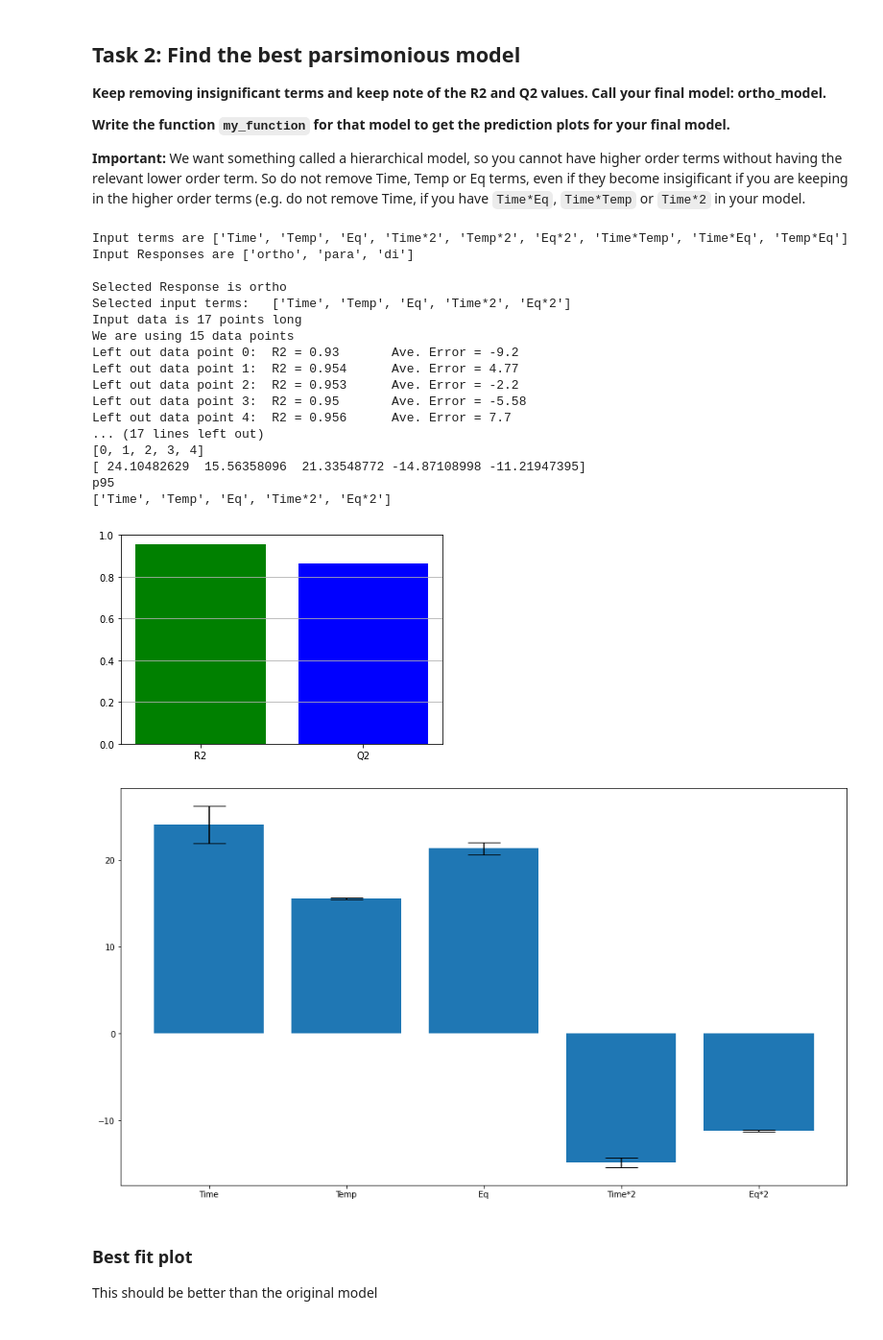
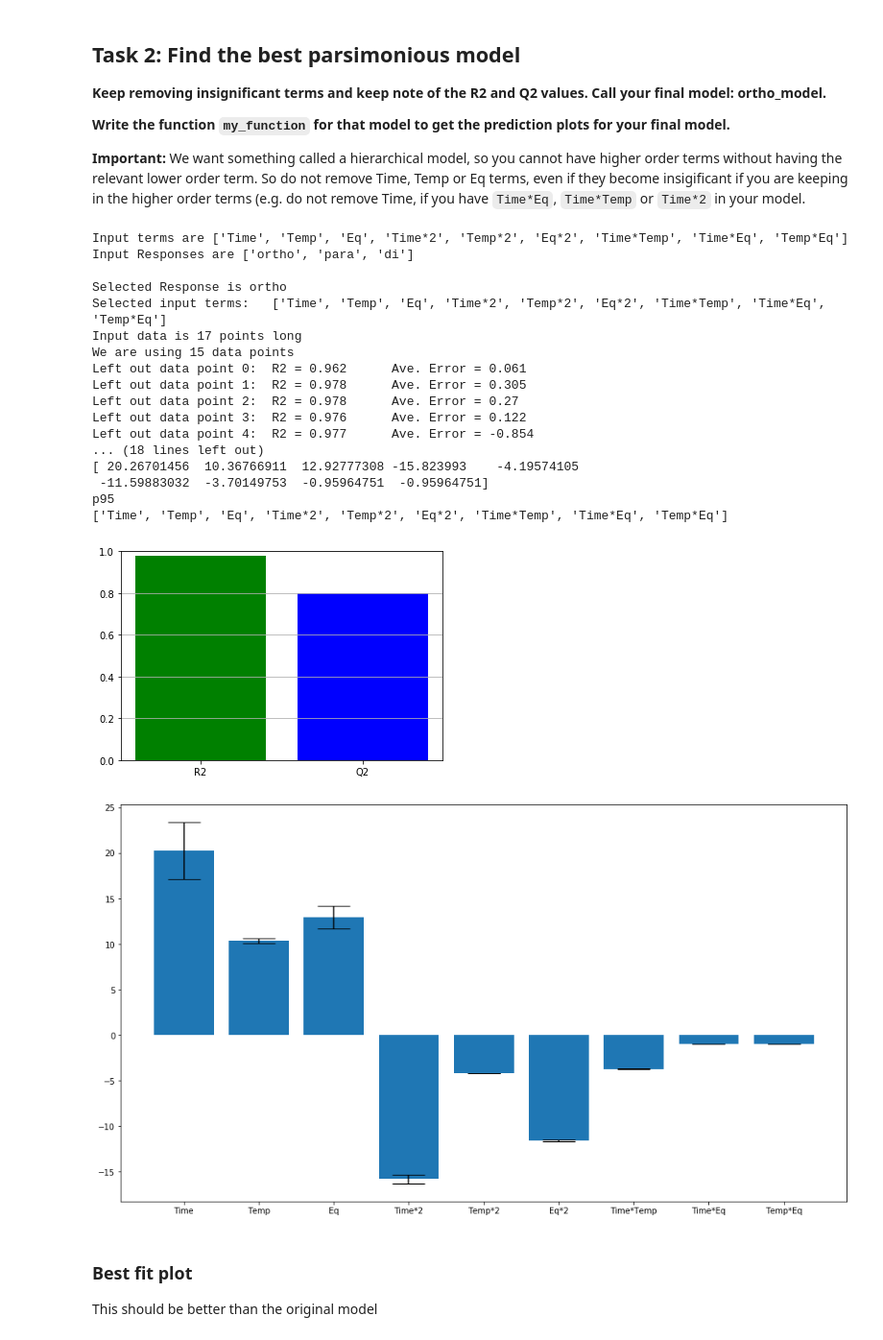
Before and after one commit to ellagale/doenut, a Jupyter notebook: Design of Experiments for Flow Chemistry (full version).ipynb, the cells around one changed output. Shown at 96% size. Drawn from its saved outputs; the diff is of its cells as text; code cells hidden in the pictures.

Commit message:
added in error plots
Added in error plots

```diff
--- a/Design of Experiments for Flow Chemistry (full version).ipynb
+++ b/Design of Experiments for Flow Chemistry (full version).ipynb
@@ -500,31 +500,31 @@ We want something called a hierarchical model, so you cannot have higher order t
 # %%
 ortho_model, R2, temp_tuple = doenut.calulate_R2_and_Q2_for_models(
                         inputs,
                         responses,
-                        input_selector=[0,1,2,3,5],
+                        input_selector=[0,1,2,3,4,5,6,7,8],
                         response_selector=[0],
                         use_scaled_inputs=False,
                         do_scaling_here=False)
 # %% [output]
 Input terms are ['Time', 'Temp', 'Eq', 'Time*2', 'Temp*2', 'Eq*2', 'Time*Temp', 'Time*Eq', 'Temp*Eq']
 Input Responses are ['ortho', 'para', 'di']
 
 Selected Response is ortho
-Selected input terms:   ['Time', 'Temp', 'Eq', 'Time*2', 'Eq*2']
+Selected input terms:   ['Time', 'Temp', 'Eq', 'Time*2', 'Temp*2', 'Eq*2', 'Time*Temp', 'Time*Eq', 'Temp*Eq']
 Input data is 17 points long
 We are using 15 data points
-Left out data point 0:  R2 = 0.93       Ave. Error = -9.2
-Left out data point 1:  R2 = 0.954      Ave. Error = 4.77
-Left out data point 2:  R2 = 0.953      Ave. Error = -2.2
-Left out data point 3:  R2 = 0.95       Ave. Error = -5.58
-Left out data point 4:  R2 = 0.956      Ave. Error = 7.7
-... (17 lines left out)
-[0, 1, 2, 3, 4]
-[ 24.10482629  15.56358096  21.33548772 -14.87108998 -11.21947395]
+Left out data point 0:  R2 = 0.962      Ave. Error = 0.061
+Left out data point 1:  R2 = 0.978      Ave. Error = 0.305
+Left out data point 2:  R2 = 0.978      Ave. Error = 0.27
+Left out data point 3:  R2 = 0.976      Ave. Error = 0.122
+Left out data point 4:  R2 = 0.977      Ave. Error = -0.854
+... (18 lines left out)
+[ 20.26701456  10.36766911  12.92777308 -15.823993    -4.19574105
+ -11.59883032  -3.70149753  -0.95964751  -0.95964751]
 p95
-['Time', 'Temp', 'Eq', 'Time*2', 'Eq*2']
+['Time', 'Temp', 'Eq', 'Time*2', 'Temp*2', 'Eq*2', 'Time*Temp', 'Time*Eq', 'Temp*Eq']
-[figure, old version]
+[figure, new version]
-[figure, old version]
+[figure, new version]
 # %% [markdown]
 ### Best fit plot
 This should be better than the original model
```
Also changed, not shown: parts of 8 cells of this notebook, 1 other file.
